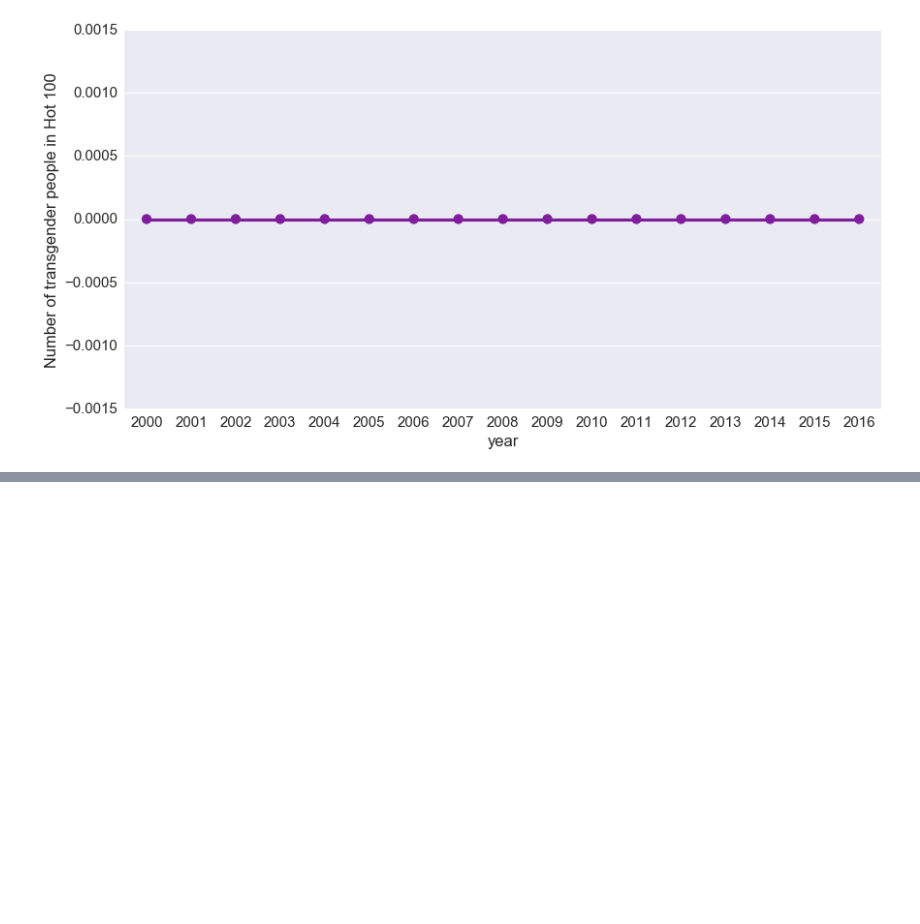
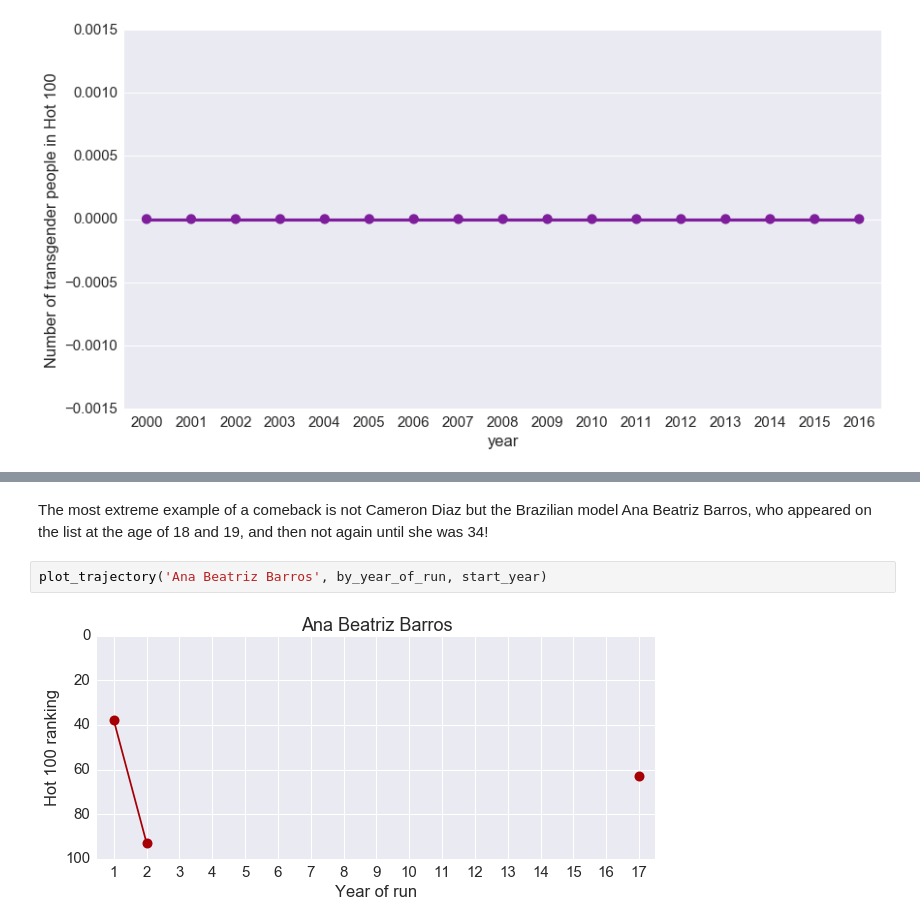
Before and after one commit to drsaunders/MaximHot100, a Jupyter notebook: hot100.ipynb, the cells around one changed output, grey strips where cells are left out. Drawn from its saved outputs; the diff is of its cells as text; blank space fills up the shorter version.

```diff
--- a/hot100.ipynb
+++ b/hot100.ipynb
@@ -397,0 +449,6 @@ plt.ylabel('Number of transgender people in Hot 100')
+# %% [markdown]
+The most extreme example of a comeback is not Cameron Diaz but the Brazilian model Ana Beatriz Barros, who appeared on the list at the age of 18 and 19, and then not again until she was 34!
+# %%
+plot_trajectory('Ana Beatriz Barros', by_year_of_run, start_year)
+# %% [output]
+[figure, added]
```
Also changed, not shown: parts of 23 cells of this notebook, 4 other files.
